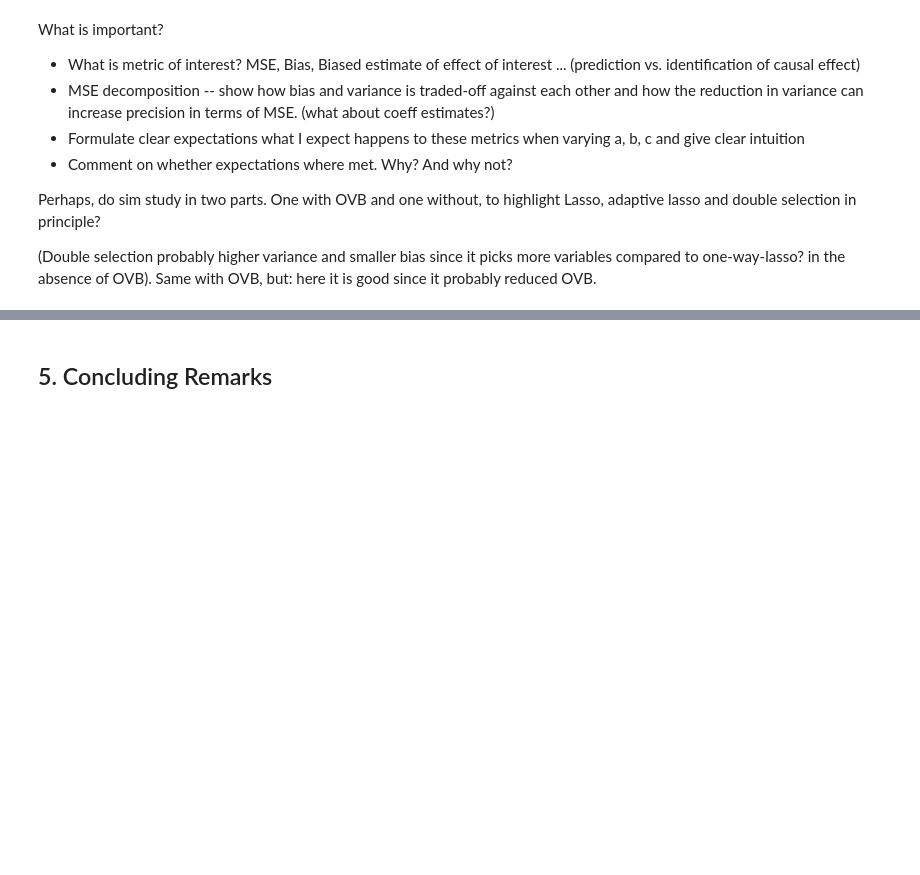
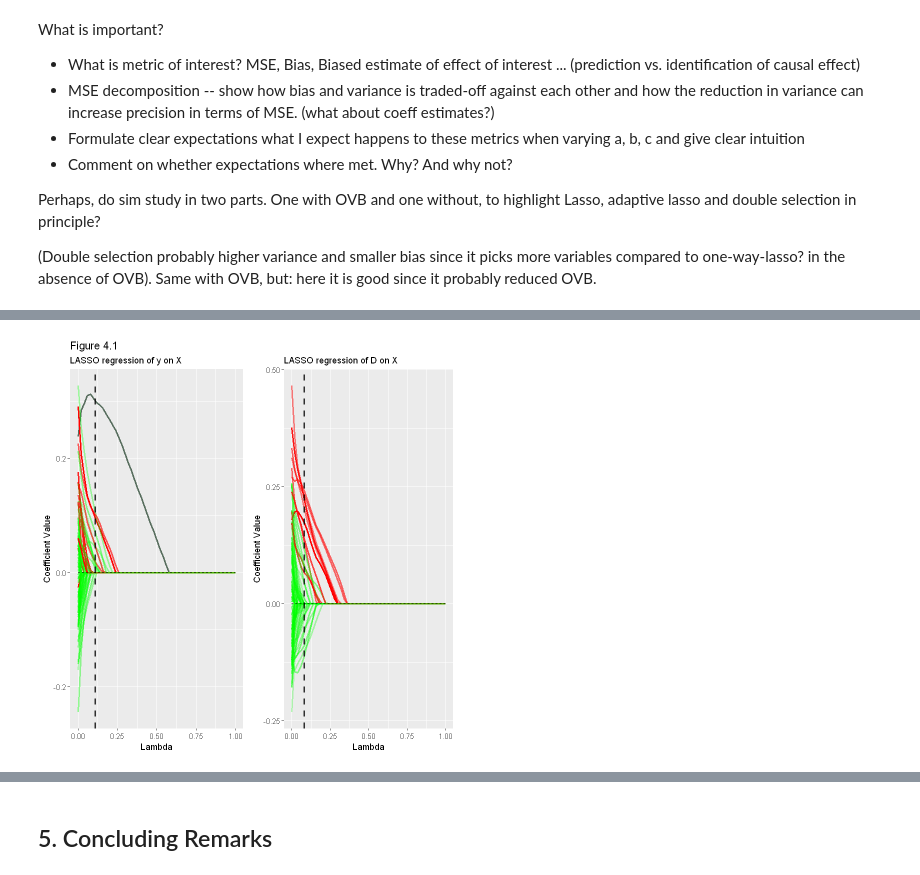
Before and after one commit to maxschae/compstat-project, a Jupyter notebook: CompStat_Project_Max_Schäfer.ipynb, the cells around one changed output, grey strips where cells are left out. Drawn from its saved outputs; the diff is of its cells as text; code cells hidden in the pictures; blank space fills up the shorter version.

Commit message:
Moving first simulations and text from sim study to notebook.

```diff
--- a/code/CompStat_Project_Max_Schäfer.ipynb
+++ b/CompStat_Project_Max_Schäfer.ipynb
@@ -155,0 +315,40 @@ Missing:
+# %%
+# Variable selection in "first" and "second" stage
+
+# Grid of lasso penalties
+lambda_grid <- seq(0, 1, by=.02)
+
+# 1. Use Lasso to shrink/select covariates given their association with outcome Y
+lasso_one <- glmnet(X_train, y_train, alpha=1, lambda=lambda_grid, intercept=FALSE)
+
+# 2. Use Lasso to shrink/select covariates given their association with tratment D
+lasso_two <- glmnet(Z_train, D_train, alpha=1, lambda=lambda_grid, intercept=FALSE)
+
+# Extract estimates from both models
+beta_hats_lasso_one <- t(matrix(coef(lasso_one, s=lambda_grid)[-1,], nrow=dim(X_train)[2], ncol=length(lambda_grid)))
+beta_hats_lasso_two <- t(matrix(coef(lasso_two, s=lambda_grid)[-1,], nrow=dim(Z_train)[2], ncol=length(lambda_grid)))
+
+
+# MSE-optimal penalty term for lasso
+lasso_one_cv <- cv.glmnet(X_train, y_train, alpha=1, intercept=FALSE,
+                          type.measure="mse", nfolds=10)
+lambda_min_one <- lasso_one_cv$lambda.min
+
+lasso_two_cv <- cv.glmnet(Z_train, D_train, alpha=1, intercept=FALSE,
+                          type.measure="mse", nfolds=10)
+lambda_min_two <- lasso_two_cv$lambda.min
+
+# 1.
+df <- data.frame(cbind(beta_hats_lasso_one, lambda_grid))
+names(df) <- colnames_DG_effect
+p1 <- lasso_coef_shrink_plot(df=df, lambda_min=lambda_min_one, figure_name="Figure 4.1", title="LASSO regression of y on X")
+
+
+# 2.
+df <- data.frame(cbind(beta_hats_lasso_two, lambda_grid))
+names(df) <- colname_G_effect
+p2 <- lasso_coef_shrink_plot(df=df, lambda_min=lambda_min_two, title="LASSO regression of D on X")
+# %%
+grid.arrange(p1, p2, nrow=1)
+# %% [output]
+[figure, added]
```
Also changed, not shown: parts of 42 cells of this notebook, 7 other files.
